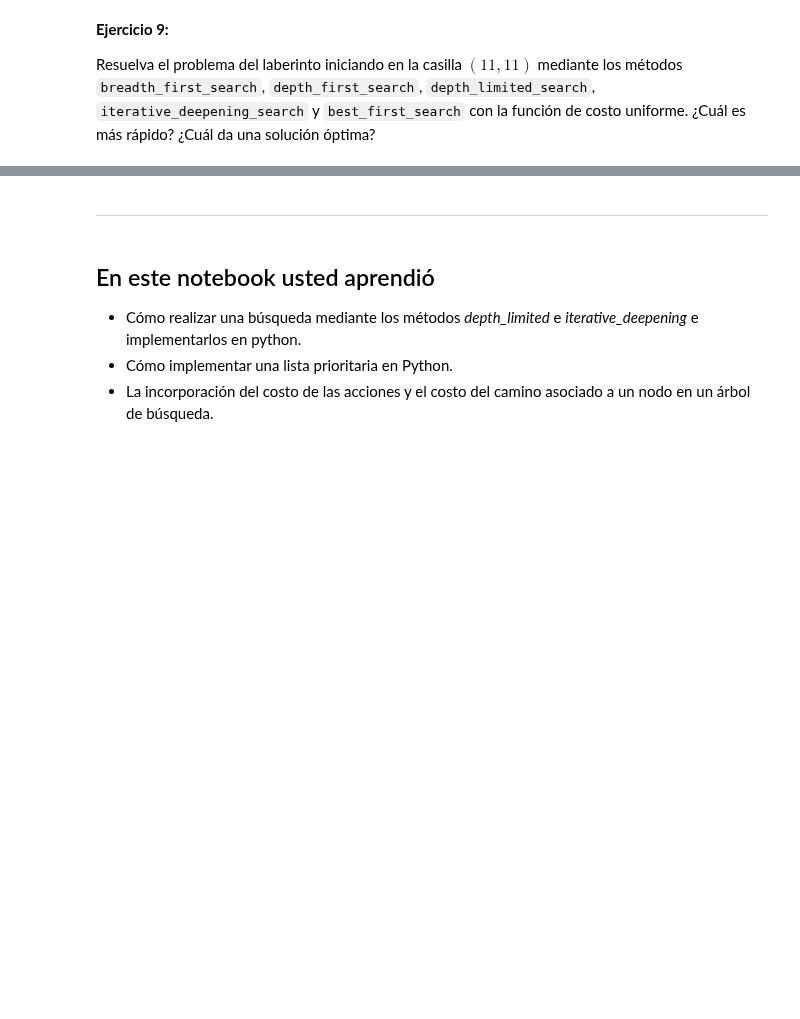
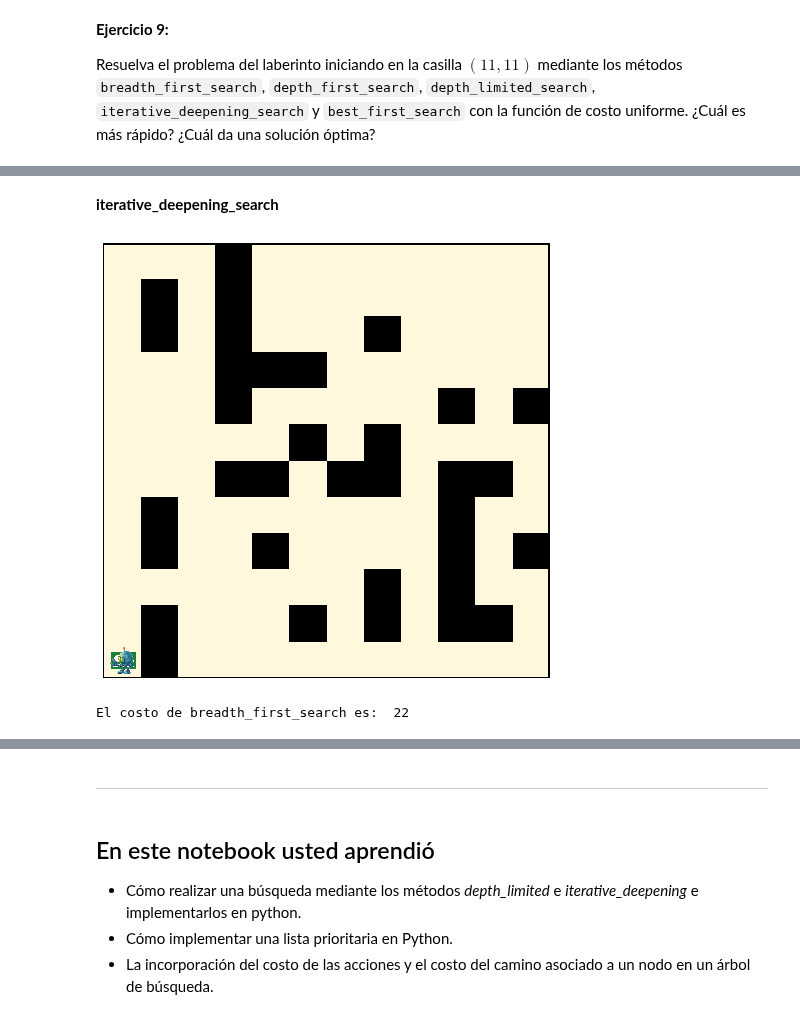
Before and after one commit to cgaravitoc/macc, a Jupyter notebook: AI/Notebook 3/nb3.ipynb, the cells around one changed output, grey strips where cells are left out. Cells and saved outputs as stored; diff of their text form; code cells hidden in the pictures; blank space fills up the shorter version.

```diff
--- a/AI/Notebook 3/nb3.ipynb
+++ b/AI/Notebook 3/nb3.ipynb
@@ -677,0 +811,10 @@ Resuelva el problema del laberinto iniciando en la casilla $(11,11)$ mediante lo
+# %% [markdown]
+**iterative_deepening_search**
+# %%
+lab.pintar_camino(my_camino2(iterative_deepening_search(lab, 100)))
+# %% [output]
+[figure, added]
+# %%
+print("El costo de breadth_first_search es: ", iterative_deepening_search(lab, 100).costo_camino)
+# %% [output]
+El costo de breadth_first_search es:  22
```
Also changed, not shown: parts of 33 cells of this notebook.
